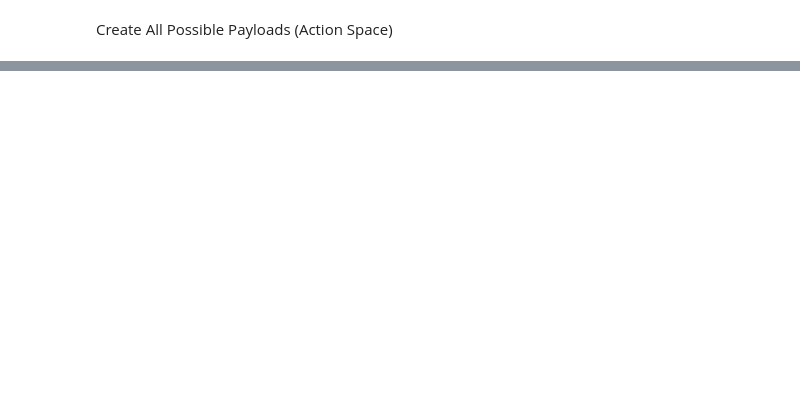
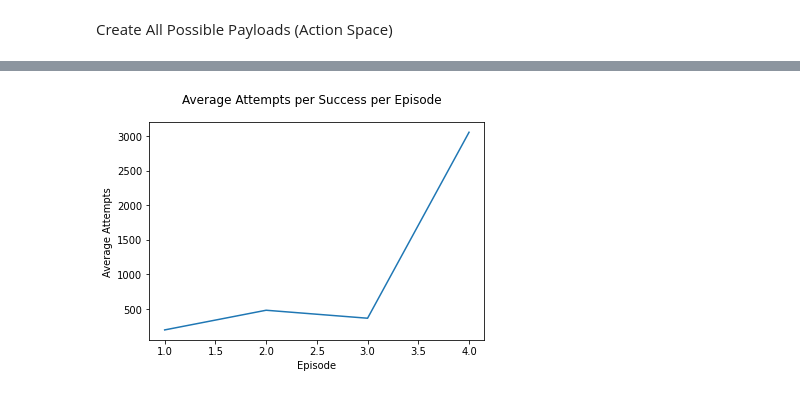
Before and after one commit to ilija-jankovic/sqli_rl, a Jupyter notebook: sqli_rl.ipynb, the cells around one changed output, grey strips where cells are left out. Saved outputs shown, nothing was run; the diff lists cells and outputs as text; code cells hidden in the pictures; blank space fills up the shorter version.

Commit message:
Graph analytics displayed

```diff
--- a/sqli_rl.ipynb
+++ b/sqli_rl.ipynb
@@ -324,8 +324,9 @@ epsilon_interval = (
 )  # Rate at which to reduce chance of random action being taken
 batch_size = 32  # Size of batch taken from replay buffer
 max_steps_per_episode = 10000
-training_episodes = 10
-test_episodes = 10
+training_episodes = 2
+test_episodes = 2
+episodes = training_episodes + test_episodes
 
 num_actions = len(payloads)
 # %%
@@ -384,9 +385,6 @@ class EpisodeAnalytics:
         self.actions.append(action)
         self.attempts.append(num_actions_attempted)
         self.times.append(time_taken)
-
-    def get_data(self):
-        return self.actions, self.attempts, self.times
 # %%
 class DQNAnalytics:
     def __init__(self):
@@ -404,11 +402,29 @@ class DQNAnalytics:
         time_taken = time.time_ns() - self.start_time
         self.episode_data[len(self.episode_data)-1] \
             .record_success(action, self.attempts, time_taken)
+        self.attempts = 0
 
-    def plot(self):
-        episodes = [i for i in range(0, training_episodes + test_episodes)]
-        avg_attempts = [np.average(ed.get_data()[1]) for ed in self.episode_data]
+    def _get_episodes_array(self):
+        return [i for i in range(1, episodes+1)]
+
+    def plot_avg_attempts(self):
+        episodes = self._get_episodes_array()
+        avg_attempts = [np.average(ed.attempts) if len(ed.attempts) != 0 else None for ed in self.episode_data]
         plt.plot(episodes, avg_attempts)
+        plt.suptitle('Average Attempts per Success per Episode')
+        plt.xlabel('Episode')
+        plt.ylabel('Average Attempts')
+        plt.show()
+
+    def plot_context_attempts(self):
+        episodes = self._get_episodes_array()
+        for i in range(0, len(contexts)):
+            context_attempts = [ed.attempts[i] if i < len(ed.attempts) else None for ed in self.episode_data]
+            plt.plot(episodes, context_attempts, label = f'Context {i+1}')
+        plt.suptitle('Average Attempts per Successful Context per Episode')
+        plt.xlabel('Episode')
+        plt.ylabel('Attempts')
+        plt.show()
 # %% [markdown]
 Create All Possible Payloads (Action Space)
 # %%
@@ -451,9 +467,8 @@ while True:  # Run until solved
     reset_context()
     context_actions = 0
 
+    analytics.begin_episode()
     for timestep in range(1, max_steps_per_episode):
-        analytics.begin_episode()
-
         # env.render(); Adding this line would show the attempts
         # of the agent in a pop up window.
         frame_count += 1
@@ -562,7 +577,7 @@ while True:  # Run until solved
 
     episode_count += 1
 
-    if episode_count > training_episodes + test_episodes:  # Condition to consider the task solved
+    if episode_count >= episodes:
         print(f'DQN terminated at episode {episode_count} with a running reward of {running_reward}!')
         break
 # %% [output]
@@ -658,0 +636,4 @@ Running reward: 11.00    Episode 2       Frame count: 9300       Context: 1
+# %%
+analytics.plot_avg_attempts()
+# %% [output]
+[figure, added]
```
Also changed, not shown: parts of 3 cells of this notebook.
